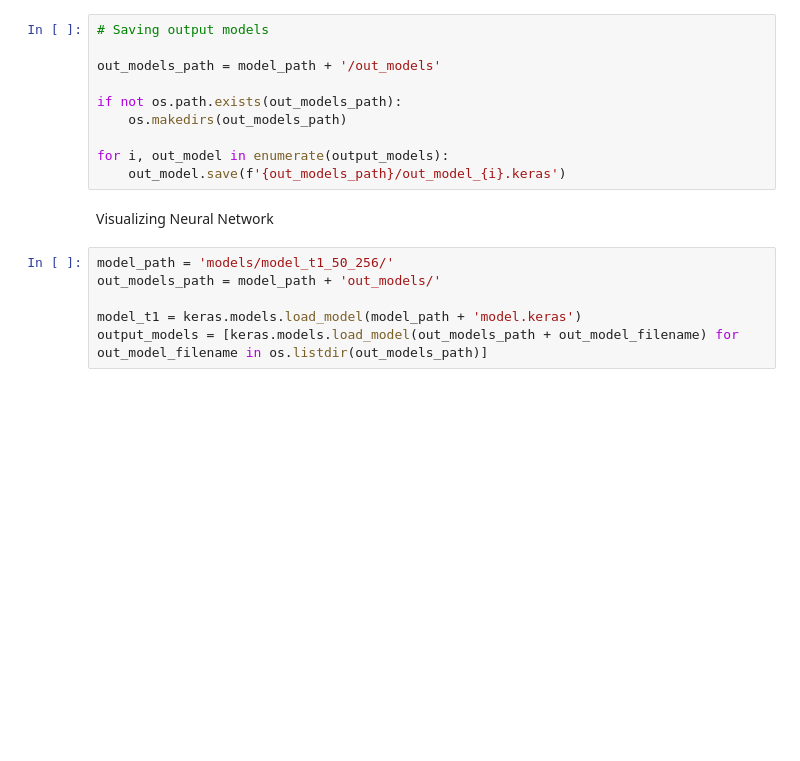
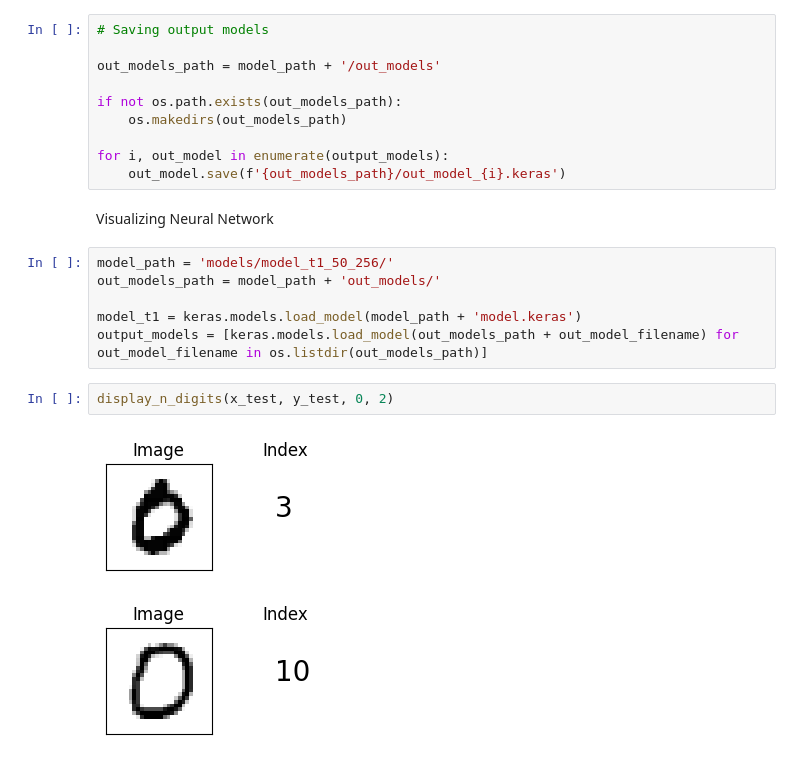
Before and after one commit to hugobbi/mnist-visual-fields, a Jupyter notebook: mnist_visual_fields_main.ipynb, the cells around one changed output. Saved outputs shown, nothing was run; the diff lists cells and outputs as text; blank space fills up the shorter version.

```diff
--- a/mnist_visual_fields_main.ipynb
+++ b/mnist_visual_fields_main.ipynb
@@ -1200,6 +1178,11 @@ out_models_path = model_path + 'out_models/'
 
 model_t1 = keras.models.load_model(model_path + 'model.keras')
 output_models = [keras.models.load_model(out_models_path + out_model_filename) for out_model_filename in os.listdir(out_models_path)]
+# %%
+display_n_digits(x_test, y_test, 0, 2)
+# %% [output]
+[figure, added]
+[figure, added]
 # %%
 display_double_visual_field_mnist_nn_execution(
     model_t1,
```
Also changed, not shown: parts of 5 cells of this notebook.
